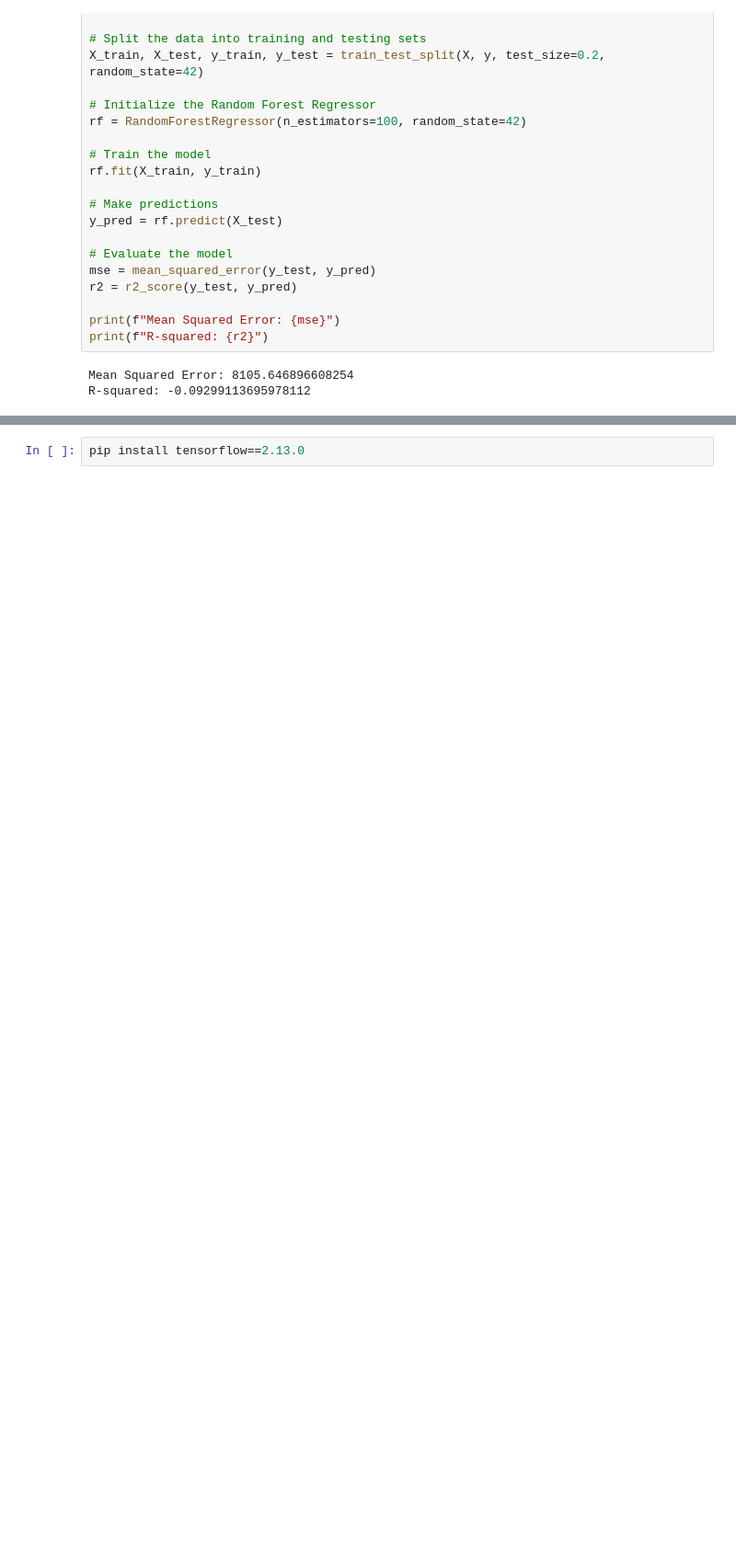
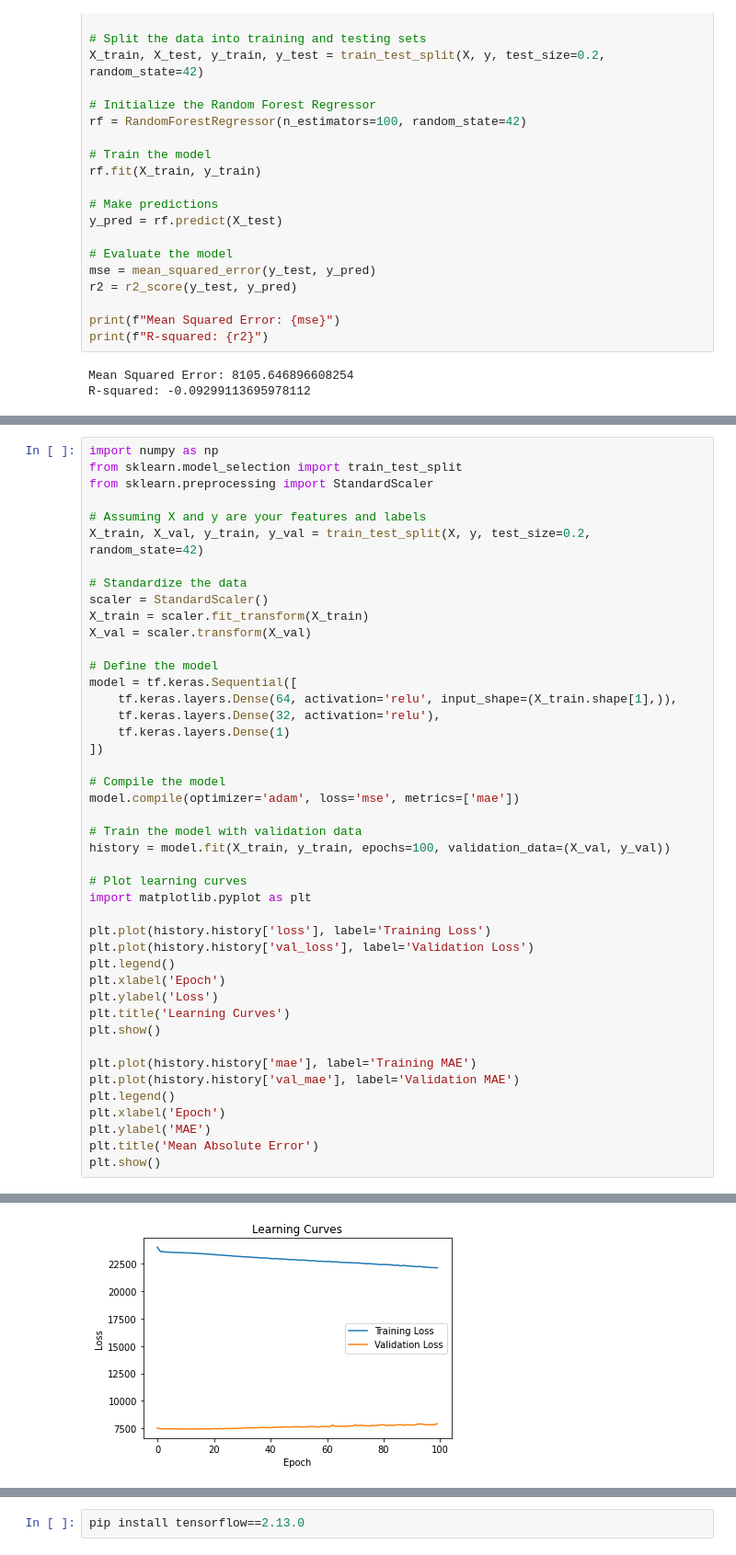
Before and after one commit to inrushtheone/VUBMasterThsis, a Jupyter notebook: Step4_StatisticalAnalysis.ipynb, the cells around one changed output, grey strips where cells are left out. Shown: that part at 92% size. Cells and saved outputs as stored; diff of their text form; blank space fills up the shorter version.

```diff
--- a/Step4_StatisticalAnalysis.ipynb
+++ b/Step4_StatisticalAnalysis.ipynb
@@ -282,0 +299,45 @@ ModuleNotFoundError: No module named 'tensorflow'
+# %%
+import numpy as np
+from sklearn.model_selection import train_test_split
+from sklearn.preprocessing import StandardScaler
+
+# Assuming X and y are your features and labels
+X_train, X_val, y_train, y_val = train_test_split(X, y, test_size=0.2, random_state=42)
+
+# Standardize the data
+scaler = StandardScaler()
+X_train = scaler.fit_transform(X_train)
+X_val = scaler.transform(X_val)
+
+# Define the model
+model = tf.keras.Sequential([
+    tf.keras.layers.Dense(64, activation='relu', input_shape=(X_train.shape[1],)),
+    tf.keras.layers.Dense(32, activation='relu'),
+    tf.keras.layers.Dense(1)
+])
+
+# Compile the model
+model.compile(optimizer='adam', loss='mse', metrics=['mae'])
+
+# Train the model with validation data
+history = model.fit(X_train, y_train, epochs=100, validation_data=(X_val, y_val))
+
+# Plot learning curves
+import matplotlib.pyplot as plt
+
+plt.plot(history.history['loss'], label='Training Loss')
+plt.plot(history.history['val_loss'], label='Validation Loss')
+plt.legend()
+plt.xlabel('Epoch')
+plt.ylabel('Loss')
+plt.title('Learning Curves')
+plt.show()
+
+plt.plot(history.history['mae'], label='Training MAE')
+plt.plot(history.history['val_mae'], label='Validation MAE')
+plt.legend()
+plt.xlabel('Epoch')
+plt.ylabel('MAE')
+plt.title('Mean Absolute Error')
+plt.show()
+# %% [output]
@@ -282,0 +361 @@ ModuleNotFoundError: No module named 'tensorflow'
+[figure, added]
```
Also changed, not shown: parts of 2 cells of this notebook.
